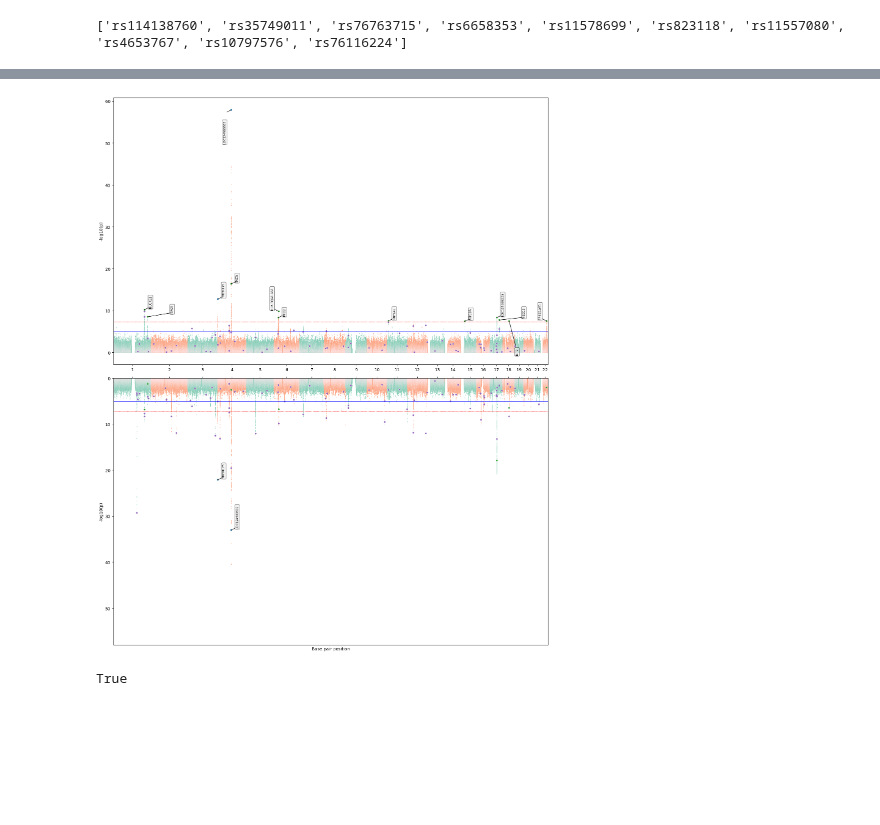
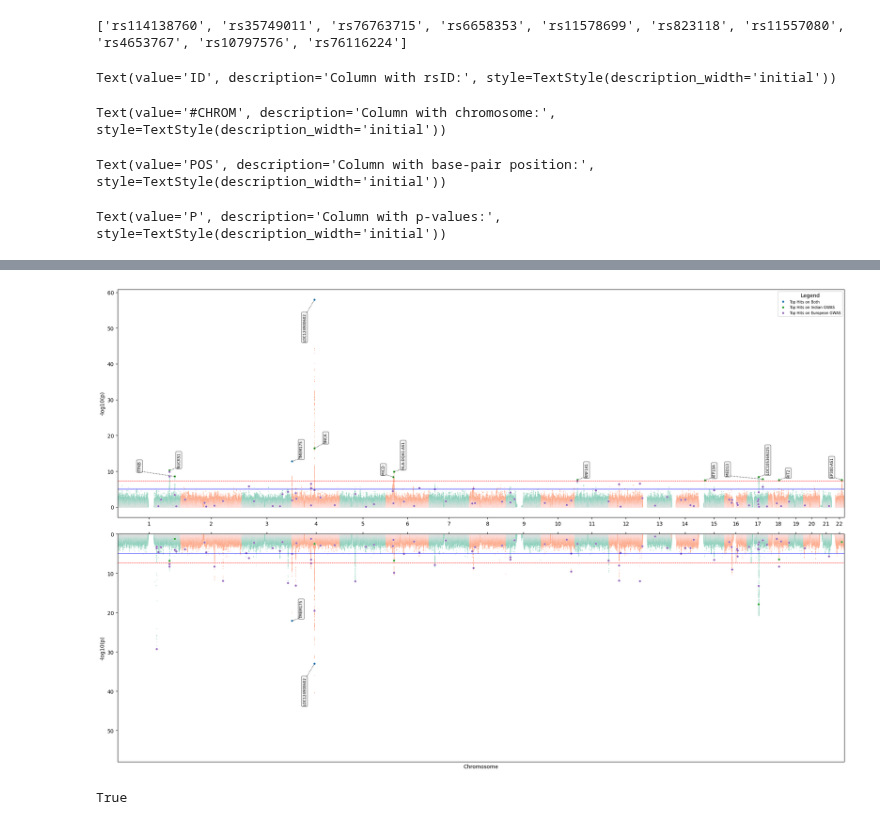
Before and after one commit to cge-tubingens/IDEAL-GENOM, a Jupyter notebook: viz_notebooks/miami.ipynb, the cells around one changed output, grey strips where cells are left out. Saved outputs shown, nothing was run; the diff lists cells and outputs as text; code cells hidden in the pictures; blank space fills up the shorter version.

```diff
--- a/viz_notebooks/miami.ipynb
+++ b/viz_notebooks/miami.ipynb
@@ -138,12 +201,14 @@ if path_params[3] is not None and path_params[3] != '':
         df_anno_top = pd.read_csv(
             top_anno_path, sep='\t'
         )
-        top_to_annotate = df_anno_top['SNP'].to_list()
+        top_to_annotate = df_anno_top[upper_rsID].to_list()
         print(top_to_annotate[:10])
         del df_anno_top
     else:
         print('Path to file with SNPs to annotate does not exist (top)')
+        top_to_annotate = []
 else:
     print('No file with SNPs to annotate (top)')
+    top_to_annotate = []
 # %% [output]
 ['rs3747973', 'rs74990530', 'rs34311866', 'rs356182', 'rs7681440', 'rs1846190', 'rs2517680', 'rs4909940', 'rs528813377', 'rs56328224']
@@ -150,17 +228,21 @@ else:
 # %%
+lower_rsID = get_bottom_rsID()
+
 if path_params[5] is not None and path_params[5] != '':
     bottom_highlit_path = os.path.join(path_params[0], path_params[5])
     if os.path.exists(bottom_highlit_path):
         df_high_bottom = pd.read_csv(
             bottom_highlit_path, sep='\t'
         )
-        bottom_to_highlight = df_high_bottom['SNP'].to_list()
+        bottom_to_highlight = df_high_bottom[lower_rsID].to_list()
         print(bottom_to_highlight[:10])
         del df_high_bottom
     else:
         print('Path to file with SNPs to highlight does not exist (bottom)')
+        bottom_to_highlight = []
 else:
     print('No file with SNPs to highlight (bottom)')
+    bottom_to_highlight = []
 # %% [output]
 ['rs114138760', 'rs35749011', 'rs76763715', 'rs6658353', 'rs11578699', 'rs823118', 'rs11557080', 'rs4653767', 'rs10797576', 'rs76116224']
 # %%
@@ -170,27 +252,67 @@ if path_params[6] is not None and path_params[6] != '':
         df_anno_bottom = pd.read_csv(
             bottom_anno_path, sep='\t'
         )
-        bottom_to_annotate = df_anno_bottom['SNP'].to_list()
+        bottom_to_annotate = df_anno_bottom[lower_rsID].to_list()
         print(bottom_to_annotate[:10])
         del df_anno_bottom
     else:
         print('Path to file with SNPs to annotate does not exist (bottom)')
+        bottom_to_annotate = []
 else:
     print('No file with SNPs to annotate (bottom)')
+    bottom_to_annotate = []
 # %% [output]
 ['rs114138760', 'rs35749011', 'rs76763715', 'rs6658353', 'rs11578699', 'rs823118', 'rs11557080', 'rs4653767', 'rs10797576', 'rs76116224']
+# %%
+SNP_col = widgets.Text(
+    value='ID',
+    description='Column with rsID:',
+    style={'description_width': 'initial'}
+)
+
+CHR_col = widgets.Text(
+    value='#CHROM',
+    description='Column with chromosome:',
+    style={'description_width': 'initial'}
+)
+
+POS_col = widgets.Text(
+    value='POS',
+    description='Column with base-pair position:',
+    style={'description_width': 'initial'}
+)
+
+P_col = widgets.Text(
+    value='P',
+    description='Column with p-values:',
+    style={'description_width': 'initial'}
+)
+display(SNP_col, CHR_col, POS_col, P_col)
+
+def get_col_names():
+    return SNP_col.value, CHR_col.value, POS_col.value, P_col.value
+# %% [output]
+Text(value='ID', description='Column with rsID:', style=TextStyle(description_width='initial'))
+Text(value='#CHROM', description='Column with chromosome:', style=TextStyle(description_width='initial'))
+Text(value='POS', description='Column with base-pair position:', style=TextStyle(description_width='initial'))
+Text(value='P', description='Column with p-values:', style=TextStyle(description_width='initial'))
+# %%
+snp_col, chr_col, pos_col, p_col = get_col_names()
 # %%
 miami_draw(
-    df_top=df_top,
-    df_bottom=df_bottom,
-    snp_col='ID',
-    chr_col='#CHROM',
-    pos_col='POS',
-    p_col='P',
-    plots_dir=path_params[0],
-    top_highlights=top_to_highlight,
-    top_annotations=top_to_annotate,
-    bottom_highlights=bottom_to_highlight,
-    bottom_annotations=[snp for snp in bottom_to_annotate if snp in top_to_annotate]
+    df_top            =df_top,
+    df_bottom         =df_bottom,
+    snp_col           =snp_col,
+    chr_col           =chr_col,
+    pos_col           =pos_col,
+    p_col             =p_col,
+    plots_dir         =path_params[0],
+    top_highlights    =top_to_highlight,
+    top_annotations   =top_to_annotate,
+    bottom_highlights =bottom_to_highlight,
+    bottom_annotations=[snp for snp in bottom_to_annotate if snp in top_to_annotate],
+    save_name         = 'miami_plot_indian_vs_european.pdf',
+    legend_top        ='Indian GWAS',
+    legend_bottom     ='European GWAS'
 )
 # %% [output]
@@ -205,2 +321,2 @@ miami_draw(
-[figure, old version]
+[figure, new version]
 True
```
Also changed, not shown: parts of 15 cells of this notebook.
